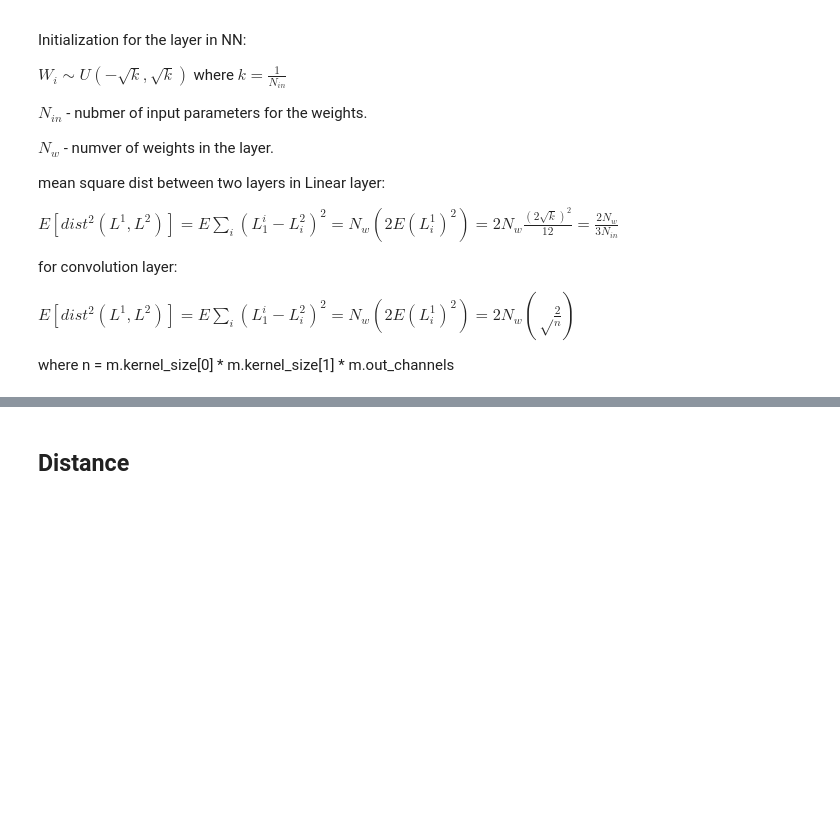
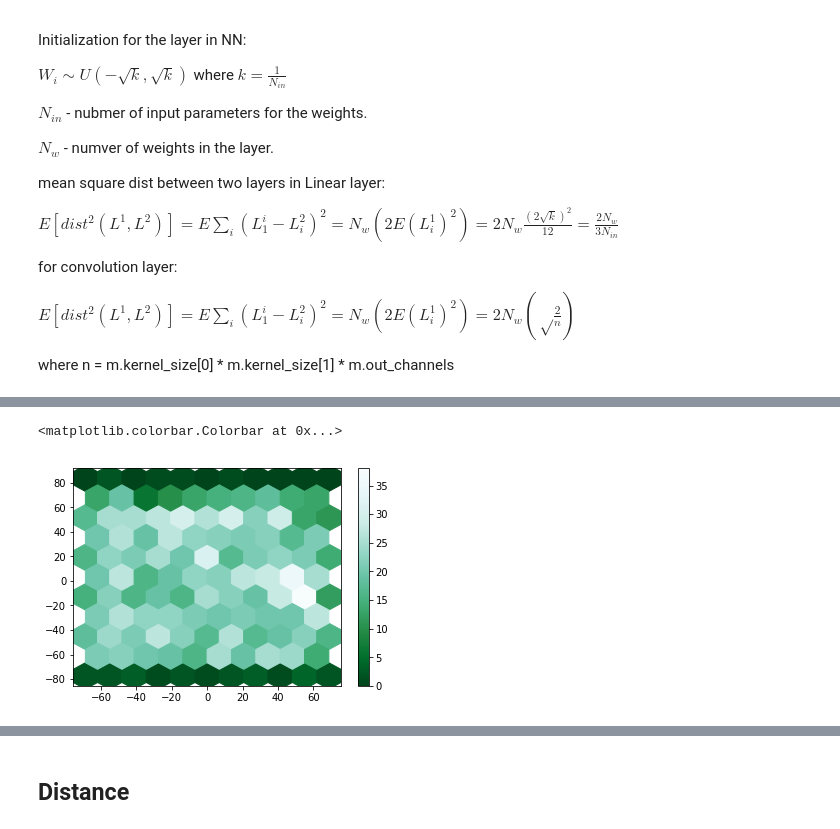
Before and after one commit to avecplezir/dnn-mode-connectivity, a Jupyter notebook: compute_statistic.ipynb, the cells around one changed output, grey strips where cells are left out. Cells and saved outputs as stored; diff of their text form; code cells hidden in the pictures; blank space fills up the shorter version.

```diff
--- a/compute_statistic.ipynb
+++ b/compute_statistic.ipynb
@@ -99,0 +314,6 @@ Distance 124.7023644022037
+# %%
+plt.hexbin(S2[:, 0], S2[:, 70], gridsize=10, cmap=plt.cm.BuGn_r)
+plt.colorbar()
+# %% [output]
+<matplotlib.colorbar.Colorbar at 0x...>
+[figure, added]
```
Also changed, not shown: parts of 88 cells of this notebook, 18 other files.
